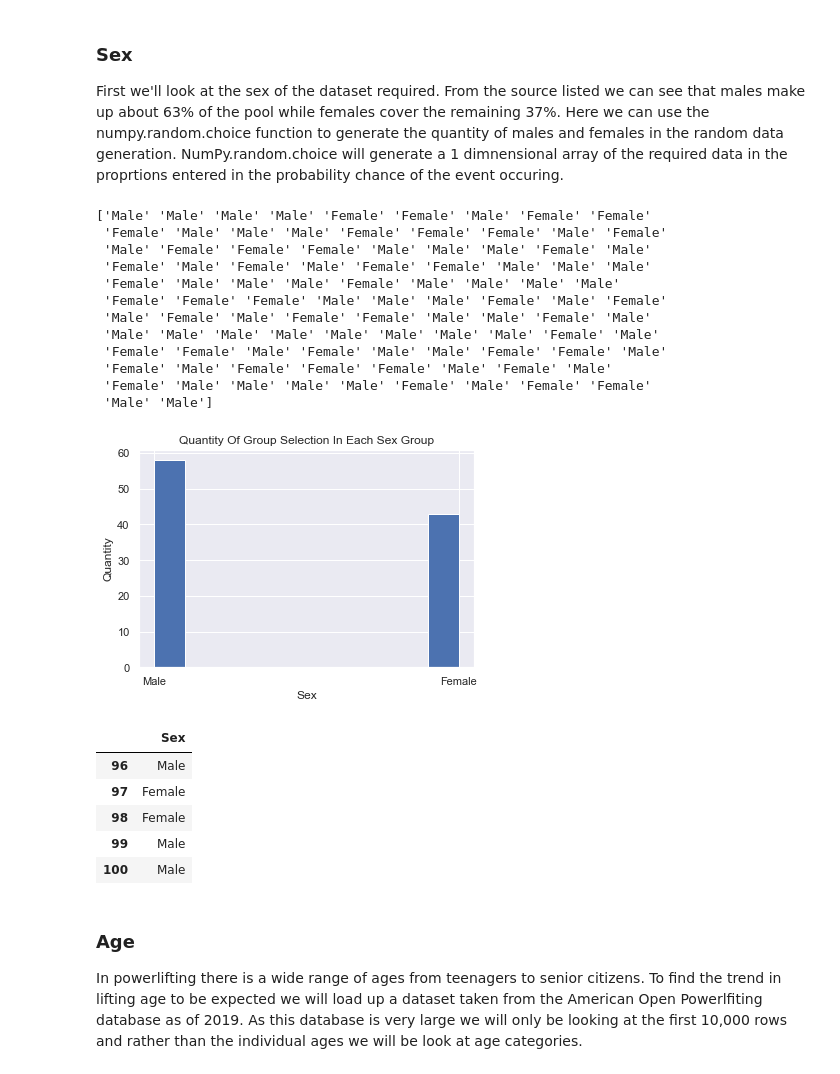
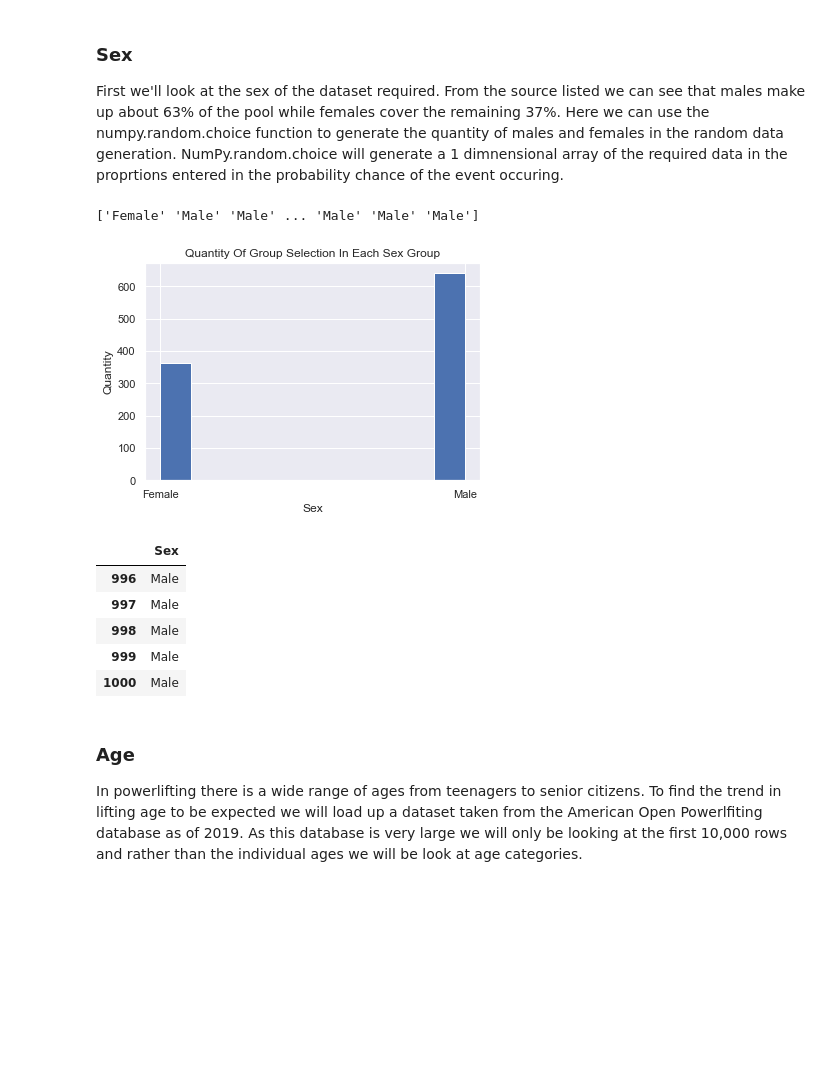
Before and after one commit to IanWafer/Programming-Project, a Jupyter notebook: Simulated Real World Phenomenon.ipynb, the cells around one changed output. Saved outputs shown, nothing was run; the diff lists cells and outputs as text; code cells hidden in the pictures; blank space fills up the shorter version.

```diff
--- a/Simulated Real World Phenomenon.ipynb
+++ b/Simulated Real World Phenomenon.ipynb
@@ -44,37 +44,26 @@ First we'll look at the sex of the dataset required. From the source listed we c
 # %%
 # Source of info https://www.ncbi.nlm.nih.gov/pubmed/28682930
 Sex = ['Male', 'Female']
-Sex = np.random.choice(Sex, 101, p=[0.63, 0.37])
+Sex = np.random.choice(Sex, 1001, p=[0.63, 0.37])
 print(Sex)
 
 plt.hist(Sex)
 plt.title('Quantity Of Group Selection In Each Sex Group')
 plt.ylabel('Quantity')
 plt.xlabel('Sex')
 plt.show()
 
 NewDF = pd.DataFrame(Sex, columns=['Sex'])
 NewDF.tail()
 # %% [output]
-['Male' 'Male' 'Male' 'Male' 'Female' 'Female' 'Male' 'Female' 'Female'
- 'Female' 'Male' 'Male' 'Male' 'Female' 'Female' 'Female' 'Male' 'Female'
- 'Male' 'Female' 'Female' 'Female' 'Male' 'Male' 'Male' 'Female' 'Male'
- 'Female' 'Male' 'Female' 'Male' 'Female' 'Female' 'Male' 'Male' 'Male'
- 'Female' 'Male' 'Male' 'Male' 'Female' 'Male' 'Male' 'Male' 'Male'
- 'Female' 'Female' 'Female' 'Male' 'Male' 'Male' 'Female' 'Male' 'Female'
- 'Male' 'Female' 'Male' 'Female' 'Female' 'Male' 'Male' 'Female' 'Male'
- 'Male' 'Male' 'Male' 'Male' 'Male' 'Male' 'Male' 'Male' 'Female' 'Male'
- 'Female' 'Female' 'Male' 'Female' 'Male' 'Male' 'Female' 'Female' 'Male'
- 'Female' 'Male' 'Female' 'Female' 'Female' 'Male' 'Female' 'Male'
- 'Female' 'Male' 'Male' 'Male' 'Male' 'Female' 'Male' 'Female' 'Female'
- 'Male' 'Male']
+['Female' 'Male' 'Male' ... 'Male' 'Male' 'Male']
-[figure, old version]
+[figure, new version]
 |  | Sex |
-| 96 | Male |
-| 97 | Female |
-| 98 | Female |
-| 99 | Male |
-| 100 | Male |
+| 996 | Male |
+| 997 | Male |
+| 998 | Male |
+| 999 | Male |
+| 1000 | Male |
 # %% [markdown]
 ### Age
 
```
Also changed, not shown: parts of 14 cells of this notebook.
